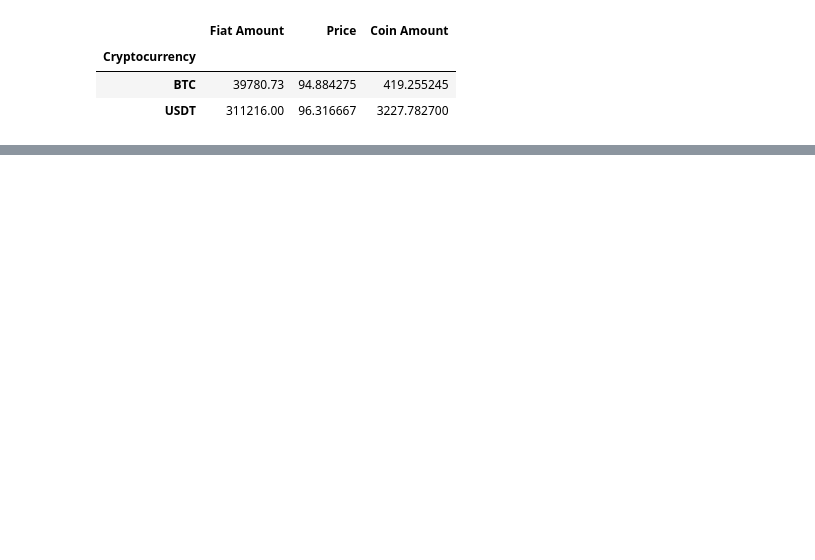
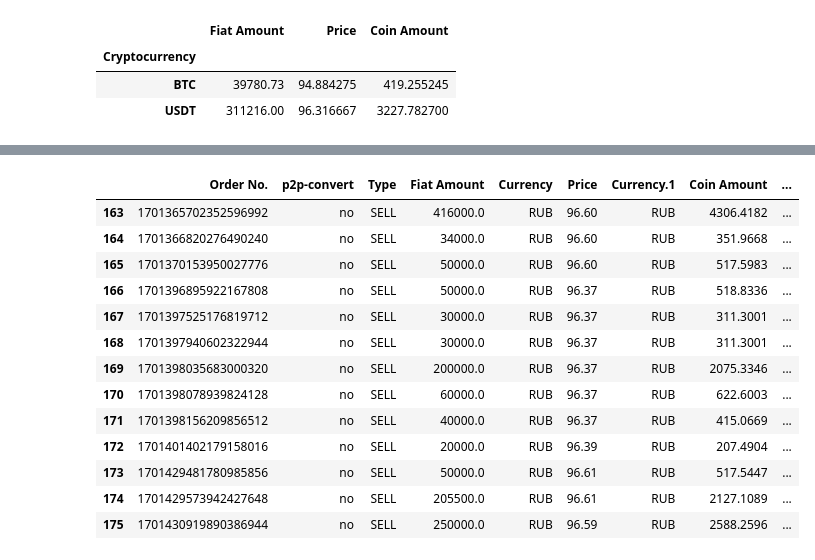
Before and after one commit to 0xN1ck/Accounting, a Jupyter notebook: jupyter-notebooks/bybit.ipynb, the cells around one changed output, grey strips where cells are left out. Saved outputs shown, nothing was run; the diff lists cells and outputs as text; code cells hidden in the pictures; blank space fills up the shorter version.

```diff
--- a/jupyter-notebooks/bybit.ipynb
+++ b/jupyter-notebooks/bybit.ipynb
@@ -263,3 +263,21 @@ cell_komsa.alignment = alignment
 
 # Сохранение изменений в файле Excel
 book.save(excel_file)
+# %%
+filtered_data_bybit_history_p2p_sell = filtered_data_bybit_history_p2p[filtered_data_bybit_history_p2p['Type'] == 'SELL']
+display(filtered_data_bybit_history_p2p_sell)
+# %% [output]
+|  | Order No. | p2p-convert | Type | Fiat Amount | Currency | Price | Currency.1 | Coin Amount | ... |
+| 163 | 1701365702352596992 | no | SELL | 416000.0 | RUB | 96.60 | RUB | 4306.4182 | ... |
+| 164 | 1701366820276490240 | no | SELL | 34000.0 | RUB | 96.60 | RUB | 351.9668 | ... |
+| 165 | 1701370153950027776 | no | SELL | 50000.0 | RUB | 96.60 | RUB | 517.5983 | ... |
+| 166 | 1701396895922167808 | no | SELL | 50000.0 | RUB | 96.37 | RUB | 518.8336 | ... |
+| 167 | 1701397525176819712 | no | SELL | 30000.0 | RUB | 96.37 | RUB | 311.3001 | ... |
+| 168 | 1701397940602322944 | no | SELL | 30000.0 | RUB | 96.37 | RUB | 311.3001 | ... |
+| 169 | 1701398035683000320 | no | SELL | 200000.0 | RUB | 96.37 | RUB | 2075.3346 | ... |
+| 170 | 1701398078939824128 | no | SELL | 60000.0 | RUB | 96.37 | RUB | 622.6003 | ... |
+| 171 | 1701398156209856512 | no | SELL | 40000.0 | RUB | 96.37 | RUB | 415.0669 | ... |
+| 172 | 1701401402179158016 | no | SELL | 20000.0 | RUB | 96.39 | RUB | 207.4904 | ... |
+| 173 | 1701429481780985856 | no | SELL | 50000.0 | RUB | 96.61 | RUB | 517.5447 | ... |
+| 174 | 1701429573942427648 | no | SELL | 205500.0 | RUB | 96.61 | RUB | 2127.1089 | ... |
+| 175 | 1701430919890386944 | no | SELL | 250000.0 | RUB | 96.59 | RUB | 2588.2596 | ... |
```
Also changed, not shown: parts of 2 cells of this notebook, 8 other files.
